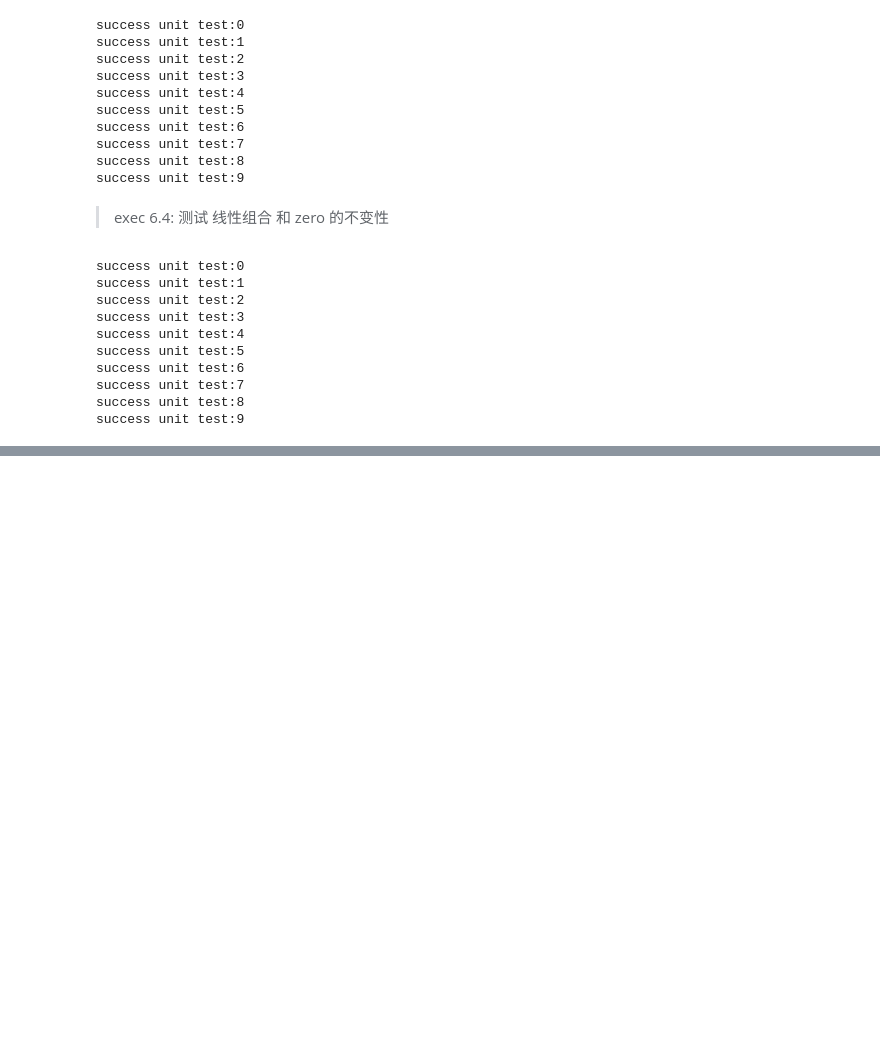
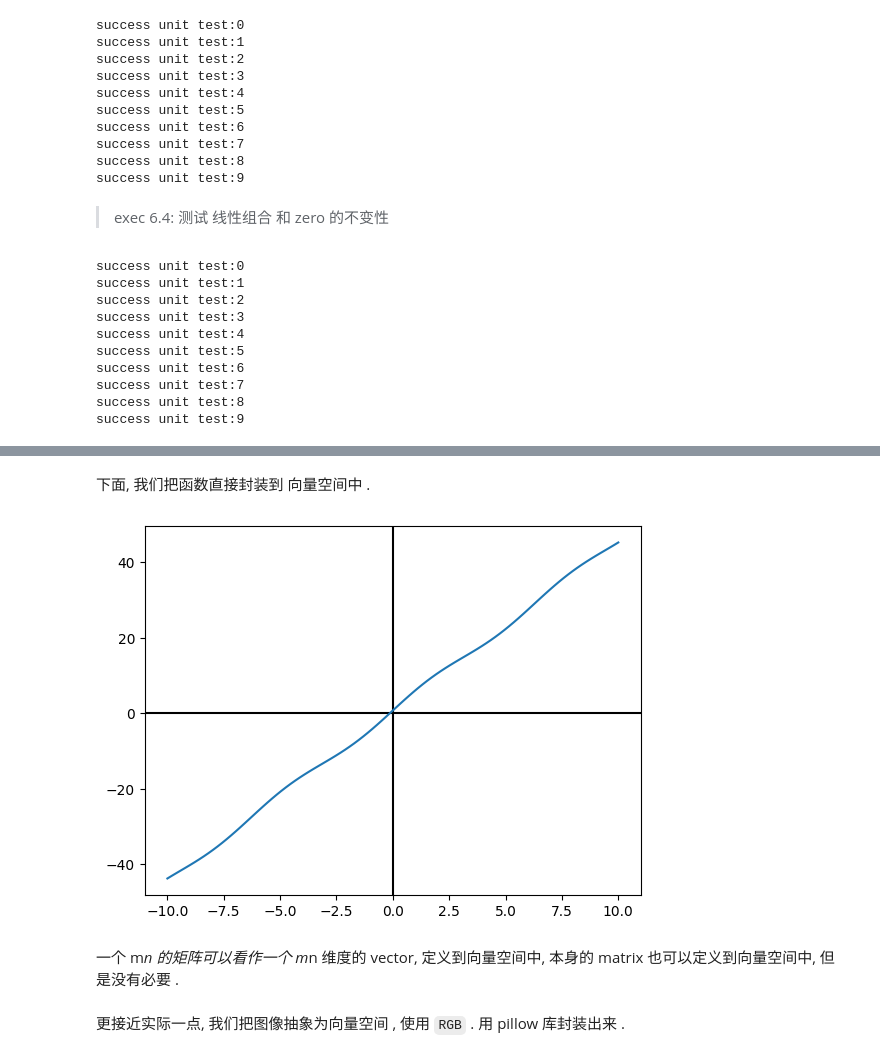
Before and after one commit to carl10086/dm-learning, a Jupyter notebook: dm-algebra/chapters/c6.ipynb, the cells around one changed output, grey strips where cells are left out. Saved outputs shown, nothing was run; the diff lists cells and outputs as text; code cells hidden in the pictures; blank space fills up the shorter version.

```diff
--- a/dm-algebra/chapters/c6.ipynb
+++ b/dm-algebra/chapters/c6.ipynb
@@ -6,15 +6,15 @@ import sys
 module_path = os.path.abspath(os.path.join('..'))
 if module_path not in sys.path:
     sys.path.append(module_path)
-from abc import ABCMeta, abstractmethod, abstractproperty
-
+from abc import ABCMeta, abstractmethod
+from chapters.internal.tools.tools import project_dir
 from chapters.internal.tools.transform import add
 
 
 class Vector(metaclass=ABCMeta):
 
     @classmethod
-    @property
+    @property[]
     @abstractmethod
     def zero(cls):
         pass
@@ -237,0 +382,55 @@ success unit test:9
+# %% [markdown]
+下面, 我们把函数直接封装到 向量空间中 .
+# %%
+class FunctionVector(Vector):
+    def __init__(self, func):
+        self.func = func
+
+    def approximate_eq(self, o):
+        pass
+
+    @classmethod
+    def zero(cls):
+        def zero_function(x):
+            return 0
+
+        return zero_function
+
+    def scale(self, scalar: float):
+        def new_func(x):
+            return self.func(x) * scalar
+
+        return FunctionVector(new_func)
+
+    def add(self, other):
+        def new_func(x):
+            return self.func(x) + other.func(x)
+
+        return FunctionVector(new_func)
+
+    def __call__(self, args):
+        return self.func(args)
+
+
+def plot_func_vectors(xmin, xmax, *vectors):
+    xs = np.linspace(xmin, xmax, 100)
+    fig, ax = pit.subplots()
+    ax.axhline(y=0, color='k')
+    ax.axvline(x=0, color='k')
+    for v in vectors:
+        ys = [v.func(x) for x in xs]
+        pit.plot(xs, ys)
+
+
+f = FunctionVector(lambda x: 0.5 + x * 3)
+g = FunctionVector(math.sin)
+# 同样画出了 2个函数的 加法 .
+plot_func_vectors(
+    -10,
+    10,
+    1.5 * f + g
+)
+# %% [output]
+[figure, added]
+# %% [markdown]
+一个 m*n 的矩阵可以看作一个 m*n 维度的 vector, 定义到向量空间中, 本身的 matrix 也可以定义到向量空间中, 但是没有必要  .
@@ -237,0 +463,2 @@ success unit test:9
+# %% [markdown]
+更接近实际一点, 我们把图像抽象为向量空间 , 使用 `RGB` . 用 pillow 库封装出来 .
```
Also changed, not shown: parts of 21 cells of this notebook, 9 other files.
